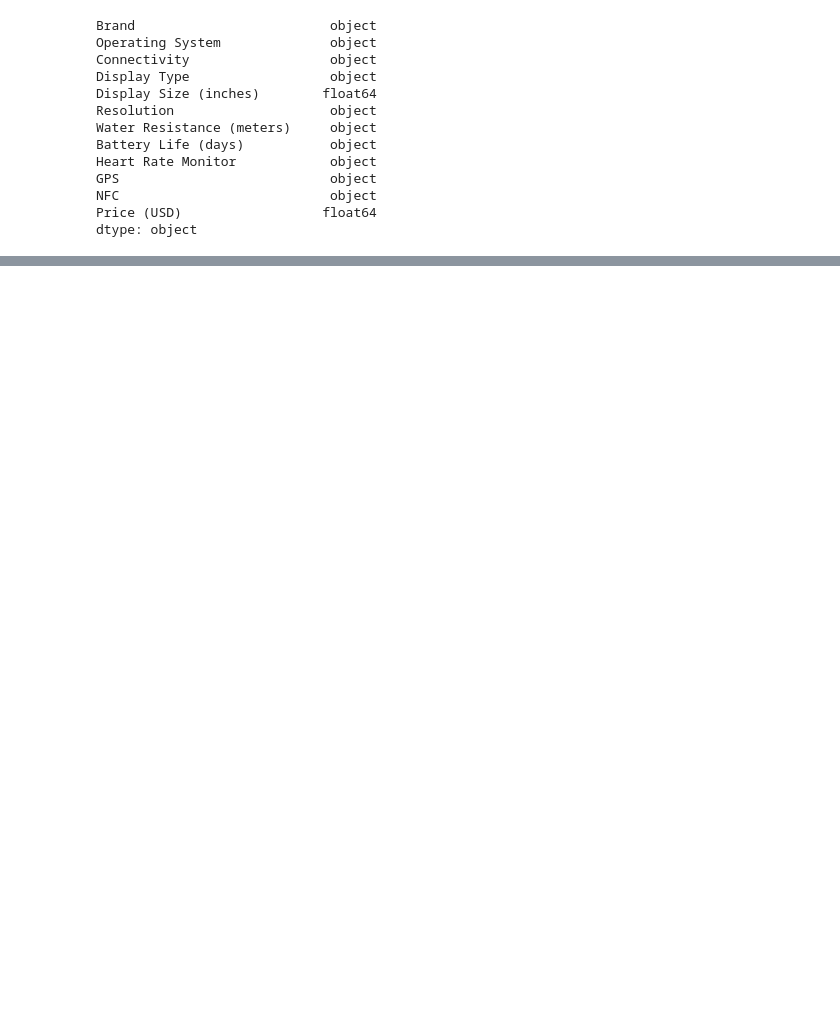
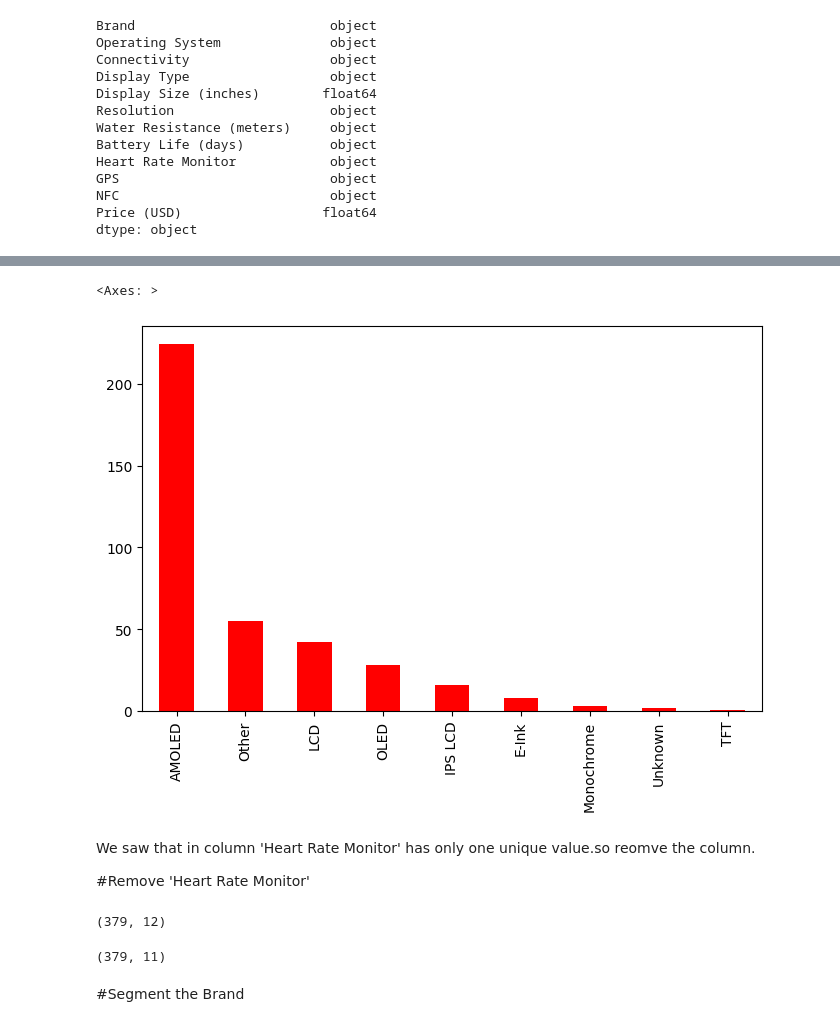
Before and after one commit to Ranjitkumarmuduli/Smart-watch-price-prediction, a Jupyter notebook: SWP_Prediction.ipynb, the cells around one changed output, grey strips where cells are left out. Saved outputs shown, nothing was run; the diff lists cells and outputs as text; code cells hidden in the pictures; blank space fills up the shorter version.

```diff
--- a/SWP_Prediction.ipynb
+++ b/SWP_Prediction.ipynb
@@ -162,0 +231,50 @@ dtype: object
+# %%
+def segment_display_type(display_type):
+    if pd.isnull(display_type):
+        return 'Unknown'
+    elif 'AMOLED' in display_type:
+        return 'AMOLED'
+    elif 'IPS LCD' in display_type or 'IPS' in display_type:
+        return 'IPS LCD'
+    elif 'LCD' in display_type:
+        return 'LCD'
+    elif 'OLED' in display_type:
+        return 'OLED'
+    elif 'TFT' in display_type:
+        return 'TFT'
+    elif 'E-Ink' in display_type or 'E-ink' in display_type:
+        return 'E-Ink'
+    elif 'PMOLED' in display_type:
+        return 'PMOLED'
+    elif 'STN LCD' in display_type:
+        return 'STN LCD'
+    elif 'Monochrome' in display_type:
+        return 'Monochrome'
+    elif 'Memory LCD' in display_type:
+        return 'Memory LCD'
+    else:
+        return 'Other'
+# %%
+df['Display Type']=df['Display Type'].apply(segment_display_type)
+# %%
+plt.figure(figsize=(8,5))
+df['Display Type'].value_counts().plot(kind='bar',color='red')
+# %% [output]
+<Axes: >
+[figure, added]
+# %% [markdown]
+We saw that in column 'Heart Rate Monitor' has only one unique value.so reomve the column.
+
+#Remove 'Heart Rate Monitor'
+# %%
+#check shape
+df.shape
+# %% [output]
+(379, 12)
+# %%
+df.drop(columns='Heart Rate Monitor',inplace=True)
+df.shape
+# %% [output]
+(379, 11)
+# %% [markdown]
+#Segment the Brand
```
Also changed, not shown: parts of 33 cells of this notebook.
